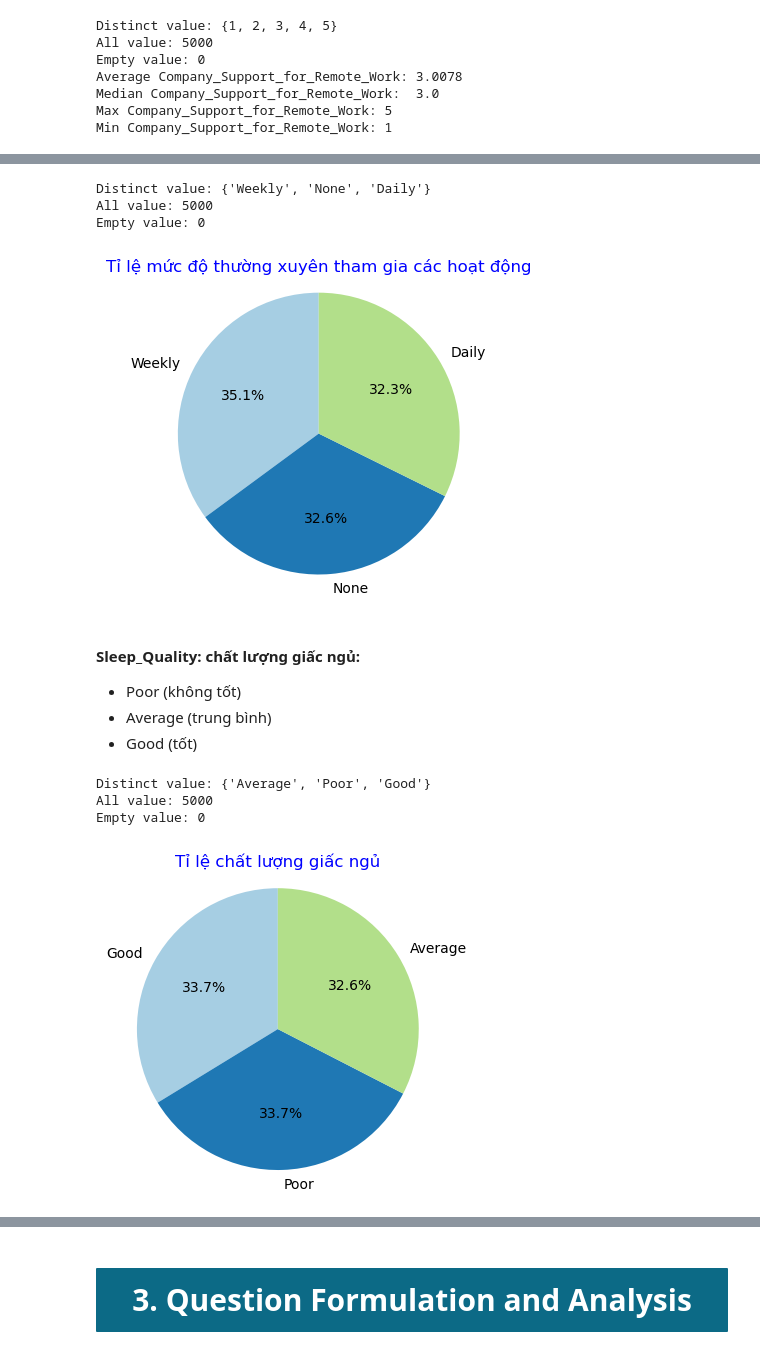
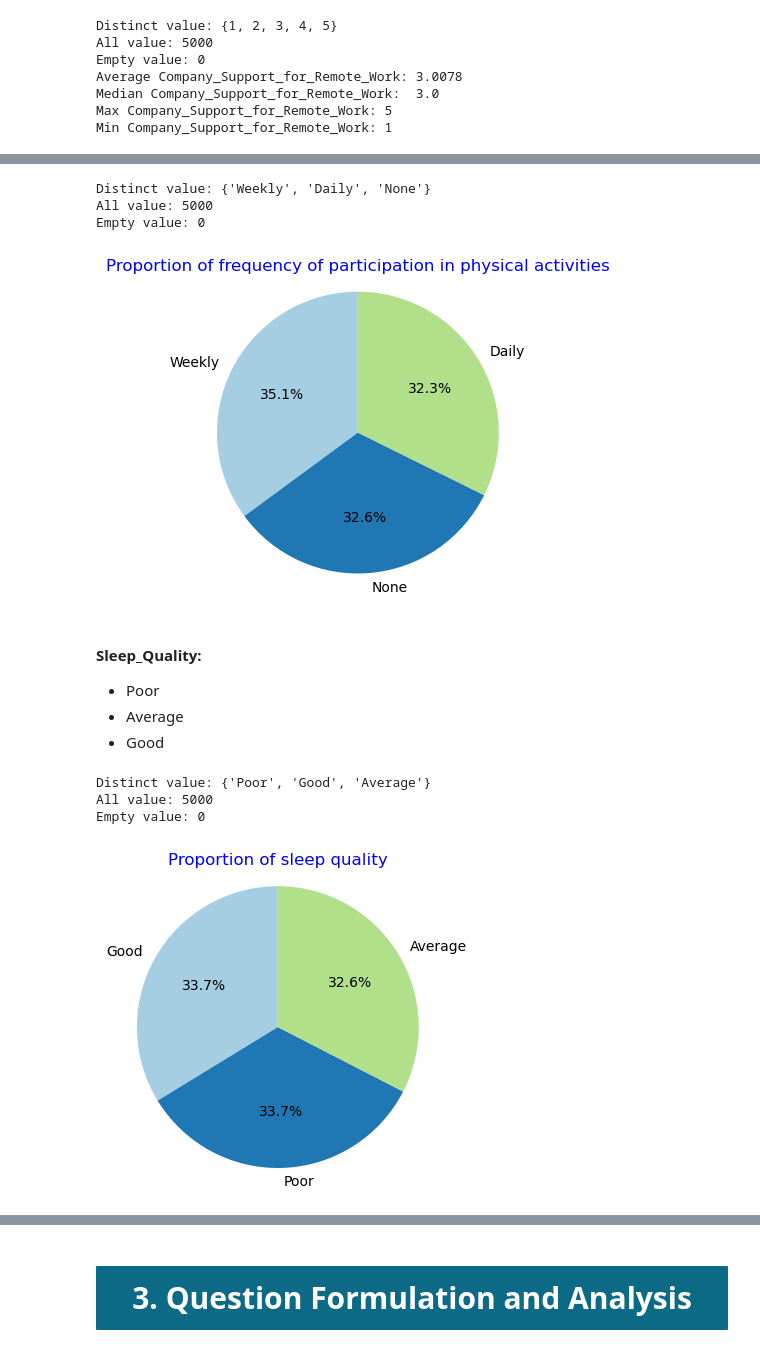
Before and after one commit to pigpig1524/HCMUS-P4DS-Lotus-Final, a Jupyter notebook: main_process.ipynb, the cells around one changed output, grey strips where cells are left out. Cells and saved outputs as stored; diff of their text form; code cells hidden in the pictures.

```diff
--- a/main_process.ipynb
+++ b/main_process.ipynb
@@ -401,26 +401,26 @@ Min Company_Support_for_Remote_Work: 1
 # %%
 Physical_Activity = set(df['Physical_Activity'].to_list())
 print('Distinct value:',Physical_Activity)
 #fill nan with No
 df['Physical_Activity'] = df['Physical_Activity'].fillna('No')
-Display_object('Physical_Activity','Tỉ lệ mức độ thường xuyên tham gia các hoạt động')
+Display_object('Physical_Activity','Proportion of frequency of participation in physical activities')
 # %% [output]
-Distinct value: {'Weekly', 'None', 'Daily'}
+Distinct value: {'Weekly', 'Daily', 'None'}
 All value: 5000
 Empty value: 0
-[figure, old version]
+[figure, new version]
 # %% [markdown]
-#### **Sleep_Quality**: chất lượng giấc ngủ:
-- Poor (không tốt)
-- Average (trung bình)
-- Good (tốt)
+#### **Sleep_Quality**:
+- Poor
+- Average
+- Good
 # %%
 Sleep_Quality = set(df['Sleep_Quality'].to_list())
 print('Distinct value:',Sleep_Quality)
-Display_object('Sleep_Quality','Tỉ lệ chất lượng giấc ngủ')
+Display_object('Sleep_Quality','Proportion of sleep quality')
 # %% [output]
-Distinct value: {'Average', 'Poor', 'Good'}
+Distinct value: {'Poor', 'Good', 'Average'}
 All value: 5000
 Empty value: 0
-[figure, old version]
+[figure, new version]
 # %% [markdown]
```
Also changed, not shown: parts of 30 cells of this notebook.
